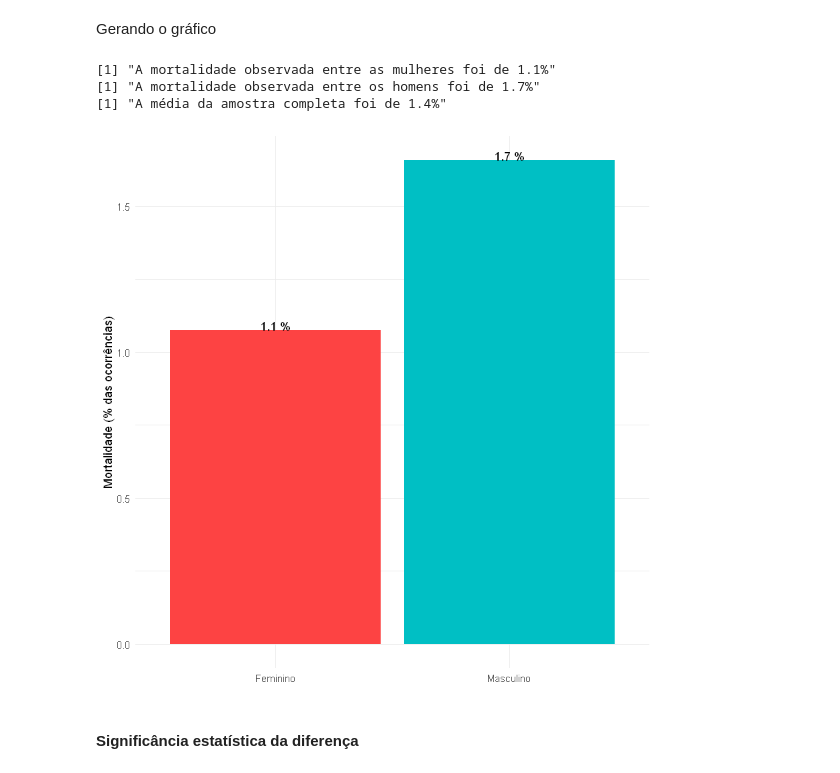
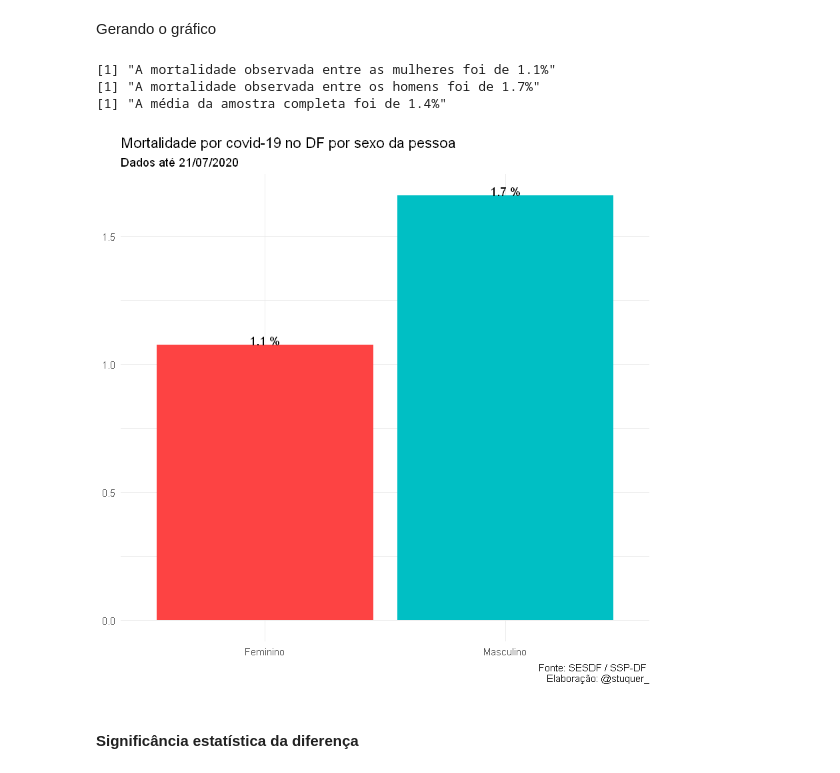
Before and after one commit to rstuckert3/covid_df, a Jupyter notebook: covid_notebook.ipynb, the cells around one changed output. Cells and saved outputs as stored; diff of their text form; code cells hidden in the pictures.

Commit message:
Data viz cleanup. Up-to-date dataset.

```diff
--- a/covid_notebook.ipynb
+++ b/covid_notebook.ipynb
@@ -90,8 +88,7 @@ head(df) # Início
 Uma vez que tudo está como deveria, podemos prosseguir com o tratamento dos dados. Primeiro iremos remover a coluna com a data da última atualização daquele dataset, e depois corrigir o formato da data de cadastro dos casos.
 # %%
 # Pega a data do dataset
-last_update <- df$Data[1] %>%
- stringr::str_sub(end = 5) # Cinco PRIMEIROS caracteres
+last_update <- df$Data[1]
 
 # Remove a coluna com a data da última atualização daqueles dados e corrige o formato das demais datas.
 df <- df %>%
@@ -240,24 +234,27 @@ Gerando o gráfico
 # %%
 # Mortalidade por grupos
 print(stringr::str_c("A mortalidade observada entre as mulheres foi de ", round(df_Sexo[1, 4] * 100, 1), "%"))
 print(stringr::str_c("A mortalidade observada entre os homens foi de ", round(df_Sexo[2, 4] * 100, 1), "%"))
 print(stringr::str_c("A média da amostra completa foi de ",
                      round( 100 * sum(df_Sexo$obitos) / sum(df_Sexo$casos), 1), "%"))
 
 # Gráfico de mortalidade
 df_Sexo %>%
  ggplot(aes(x = Sexo, y = mortalidade * 100)) +
  geom_bar(stat = "identity", fill = c("#fd4343", "#00BFC4")) +
  geom_text(aes(x = Sexo, y = mortalidade * 100,
                label = paste(c(round(mortalidade * 100, 1)), "%")),
            vjust=0) +
- labs(x = NULL, y = "Mortalidade (% das ocorrências)") + # Tira o rótulo do eixo x
- theme_minimal() # Fundo branco
+ theme_minimal() + # Fundo branco
+ labs(x = NULL, y = NULL,
+     title = "Mortalidade por covid-19 no DF por sexo da pessoa",
+     subtitle = stringr::str_c("Dados até ", last_update),
+     caption = "Fonte: SESDF / SSP-DF \n Elaboração: @stuquer_") # Rodapé
 # %% [output]
 [1] "A mortalidade observada entre as mulheres foi de 1.1%"
 [1] "A mortalidade observada entre os homens foi de 1.7%"
 [1] "A média da amostra completa foi de 1.4%"
-[figure, old version]
+[figure, new version]
 # %% [markdown]
 #### Significância estatística da diferença
 # %% [markdown]
```
Also changed, not shown: parts of 5 cells of this notebook, 1 other file.
